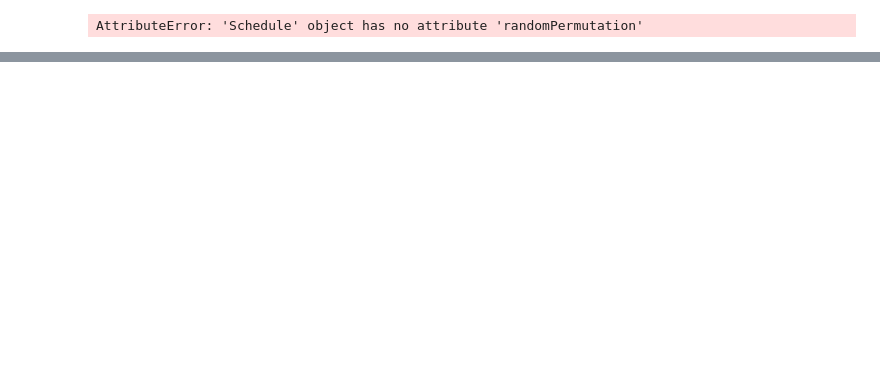
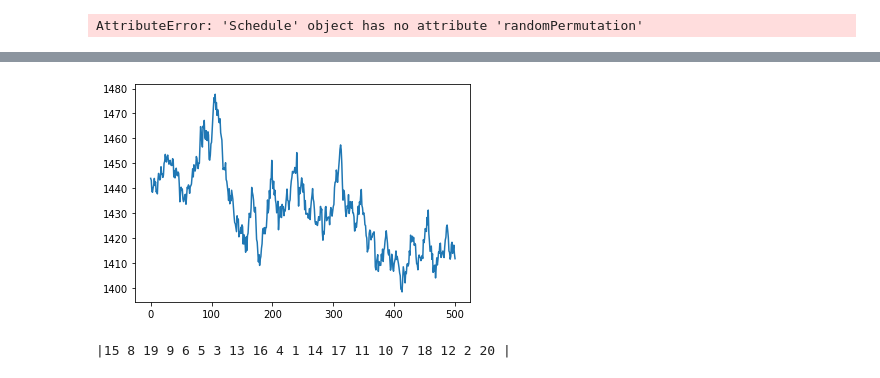
Before and after one commit to TedGraveson/GA-scheduling, a Jupyter notebook: Scheduling with Genetic Algorithms.ipynb, the cells around one changed output, grey strips where cells are left out. Saved outputs shown, nothing was run; the diff lists cells and outputs as text; code cells hidden in the pictures; blank space fills up the shorter version.

```diff
--- a/Scheduling with Genetic Algorithms.ipynb
+++ b/Scheduling with Genetic Algorithms.ipynb
@@ -17,7 +18,7 @@ def get_problem(filepath):
     data = pd.read_csv(filepath, sep= " ", header=None, skiprows=1)
     return data, nums
 
-def df_to_schedule(data, nums, order = None):
+def df_to_schedule(data, nums, solution = None):
     data = data.to_numpy()
     jobs = []
     for i,row in enumerate(data):
@@ -25,10 +26,10 @@ def df_to_schedule(data, nums, order = None):
 
     # Reorder jobs in certain order
     # Can be used for checking solutions
-    if order:
-        temp = [0] * len(order)
-        for i, index in enuemrate(order):
-            temp[i] = jobs[index]
+    if solution:
+        temp = [0] * len(solution)
+        for i, job_num in enumerate(solution):
+            temp[i] = jobs[job_num-1]
         jobs = temp
 
     schedule = Schedule(jobs, int(nums[1]))
@@ -43,0 +37,4 @@ gantt_chart(s)
+# %%
+df, nums = get_problem("dataset/ta029.txt")
+s = df_to_schedule(df, nums, [1,8,14,6,2,13,7,18,17,4,3,11,15,20,9,10,12,16,19,5,])
+s.makespan()
@@ -375,0 +136,59 @@ print(s2.makespan())
+# %%
+def run(data, generations, pop_size, mutation_rate, crossover_rate):
+    # Makespan history
+    ms_hist = []
+
+    # Randomize schedules from input file jobs
+    if isinstance(data, str):
+        df, nums = get_problem(data)
+        s = df_to_schedule(df, nums)
+        initial_pop = [s.random_copy() for x in range(pop_size)]
+    # Ranomize schedules from array of jobs
+    else:
+        initial_pop = [Schedule(data, data[0].n).randomize() for x in range(pop_size)]
+
+    current_pop = initial_pop
+
+    scores = [s.makespan() for s in current_pop]
+
+    best_individual = current_pop[np.argmin(scores)]
+    # Track best score found so far
+
+    ms_hist.append(sum(scores)/pop_size)
+
+
+    for gen in range(generations):
+        new_pop = []
+        num_clones = pop_size - round((pop_size * crossover_rate))
+        num_children = pop_size - num_clones
+
+        surviving = GA.roulette_selection(current_pop, num_clones)
+
+        for i in range(num_children):
+            parents = GA.roulette_selection(current_pop, 2)
+            child = GA.op_cross(parents[0], parents[1])
+            new_pop.append(child)
+
+        new_pop = new_pop + surviving
+
+        for schedule in new_pop:
+            GA.exchange_mutation(schedule, mutation_rate)
+
+        current_pop = new_pop
+        if(gen % 10 == 0):
+            print(f"Iteration: {gen} Current_pop: {len(current_pop)} average_makespan: {sum([s.makespan() for s in current_pop])/pop_size}")
+
+        scores = [s.makespan() for s in current_pop]
+        best_in_pop = current_pop[np.argmin(scores)]
+
+        if (best_in_pop.makespan() < best_individual.makespan()):
+            print(f"New best: {best_individual.makespan()}")
+            best_individual = best_in_pop
+
+        ms_hist.append(sum(scores)/pop_size)
+    return best_individual, ms_hist
+
+s, x = run("dataset/ta001.txt", 500, 150, 0.1, 0.8)
+plt.plot(x)
+print(s)
+# %% [output]
@@ -375,0 +212,5 @@ print(s2.makespan())
+[figure, added]
+# %%
+print(s)
+# %% [output]
+|15 8 19 9 6 5 3 13 16 4 1 14 17 11 10 7 18 12 2 20 |
```
Also changed, not shown: parts of 21 cells of this notebook.
